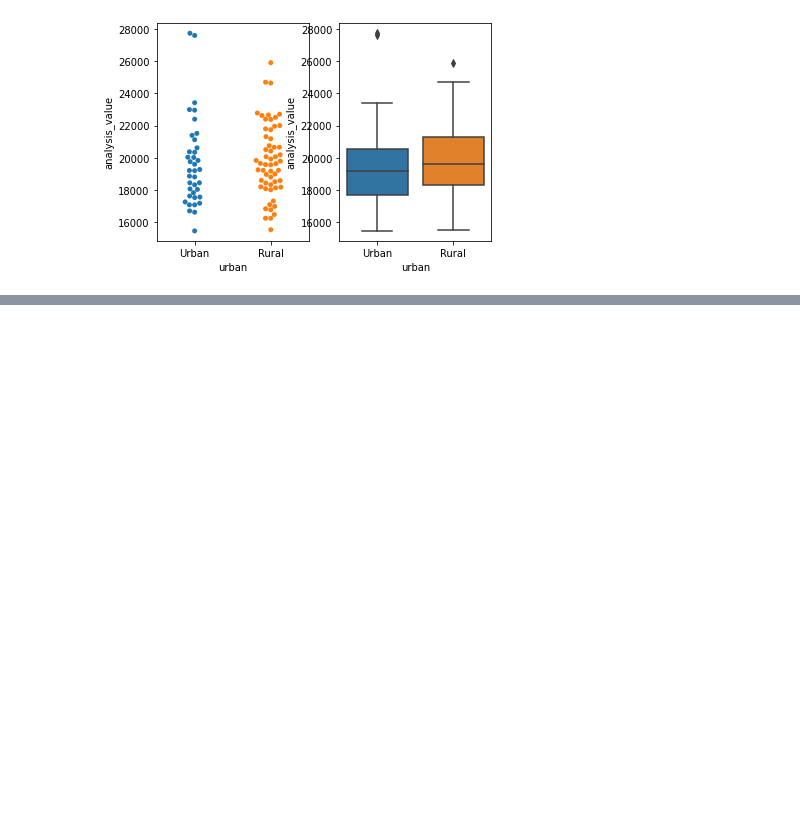
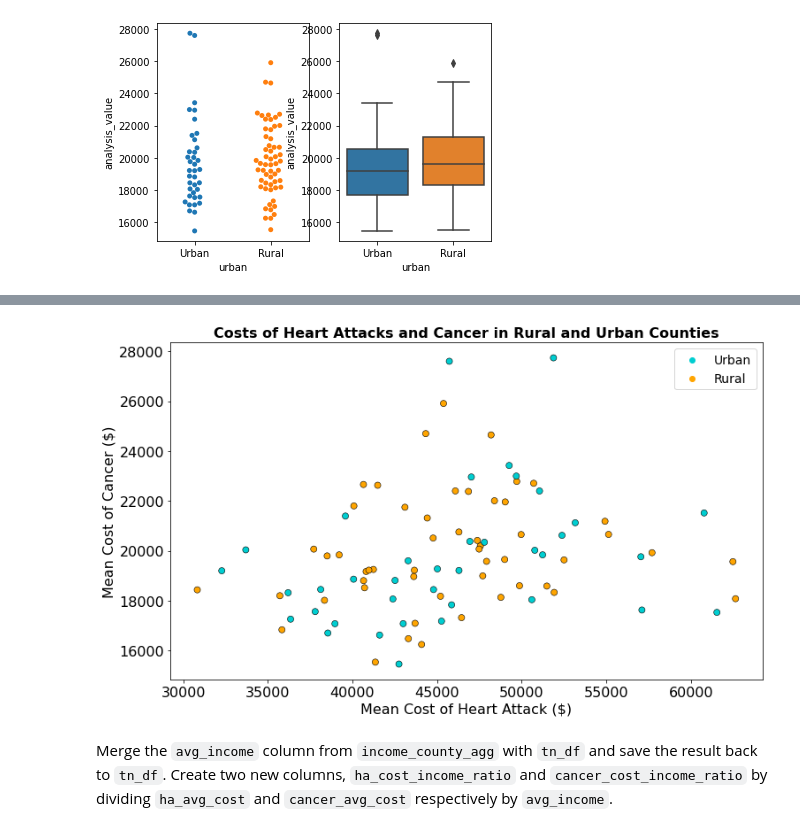
Before and after one commit to conradbn/data-science-essentials-3, a Jupyter notebook: notebooks/week_one_Assignment.ipynb, the cells around one changed output, grey strips where cells are left out. Cells and saved outputs as stored; diff of their text form; code cells hidden in the pictures; blank space fills up the shorter version.

```diff
--- a/notebooks/week_one_Assignment.ipynb
+++ b/notebooks/week_one_Assignment.ipynb
@@ -434,0 +497,17 @@ sns.boxplot(x='urban',y='analysis_value',data=cancer_costs_df_TN)
+# %%
+fontsize = 16
+plt.figure(figsize = (12,7))
+sns.scatterplot(data = tn_df, x = 'ha_avg_cost', y = 'cancer_avg_cost', s = 50,
+                hue='urban',
+                palette = ['darkturquoise', 'orange'],
+                edgecolor = 'black')
+plt.xticks(fontsize = fontsize)
+plt.xlabel('Mean Cost of Heart Attack ($)', fontsize = fontsize)
+plt.yticks(fontsize = fontsize)
+plt.ylabel('Mean Cost of Cancer ($)', fontsize = fontsize)
+plt.title('Costs of Heart Attacks and Cancer in Rural and Urban Counties', fontsize = fontsize, fontweight = 'bold')
+plt.legend(fontsize = fontsize - 2);
+# %% [output]
+[figure, added]
+# %% [markdown]
+Merge the `avg_income` column from `income_county_agg` with `tn_df` and save the result back to `tn_df`. Create two new columns, `ha_cost_income_ratio` and `cancer_cost_income_ratio` by dividing `ha_avg_cost` and `cancer_avg_cost` respectively by `avg_income`.
```
Also changed, not shown: parts of 58 cells of this notebook, 11 other files.
